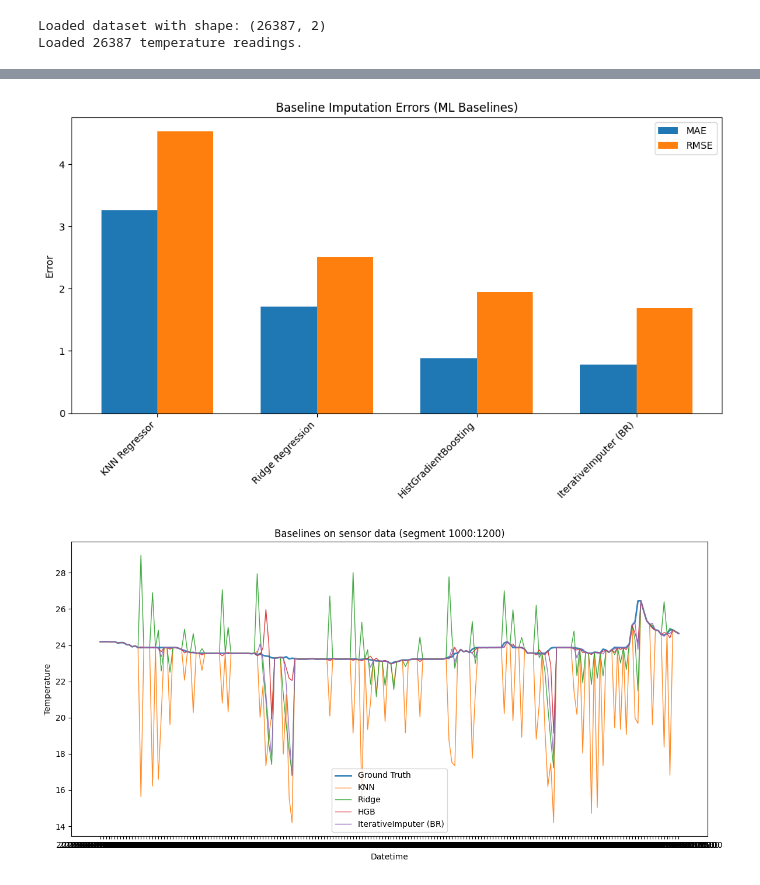
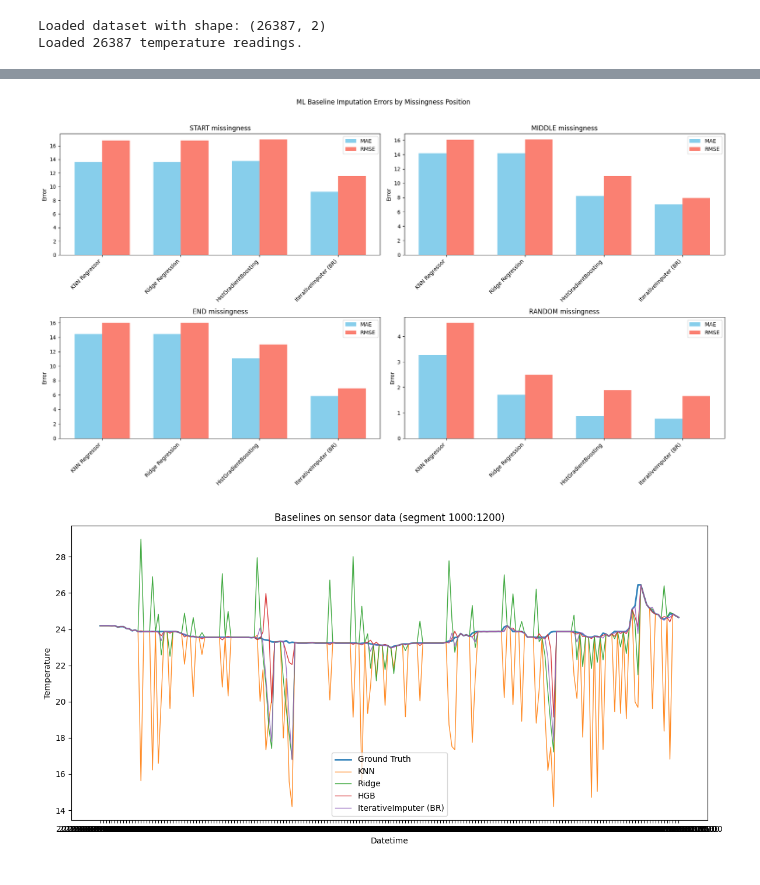
Before and after one commit to DevPrinceK/mphil, a Jupyter notebook: lvimputer/baselines/baseline-ml.ipynb, the cells around one changed output, grey strips where cells are left out. Drawn from its saved outputs; the diff is of its cells as text; code cells hidden in the pictures.

```diff
--- a/lvimputer/baselines/baseline-ml.ipynb
+++ b/lvimputer/baselines/baseline-ml.ipynb
@@ -194,28 +230,27 @@ IterativeImputer (BR)        MAE:   0.7758  RMSE:   1.6929
 # %%
-# === Section: Plotting I ===
-# Plot the MAE and RMSE for each baseline in a bar chart
+# === Section: Plotting I — MAE/RMSE by position ===
 import matplotlib.pyplot as plt
-baselines = ["KNN Regressor", "Ridge Regression", "HistGradientBoosting", "IterativeImputer (BR)"]
-mae_values = [float(np.mean(np.abs(imputed_knn[~mask] - data[~mask]))),
-              float(np.mean(np.abs(imputed_ridge[~mask] - data[~mask]))),
-              float(np.mean(np.abs(imputed_hgb[~mask] - data[~mask]))),
-              float(np.mean(np.abs(imputed_mice[~mask] - data[~mask])))]
-rmse_values = [float(np.sqrt(np.mean((imputed_knn[~mask] - data[~mask]) ** 2))),
-               float(np.sqrt(np.mean((imputed_ridge[~mask] - data[~mask]) ** 2))),
-               float(np.sqrt(np.mean((imputed_hgb[~mask] - data[~mask]) ** 2))),
-               float(np.sqrt(np.mean((imputed_mice[~mask] - data[~mask]) ** 2)))]
-x = np.arange(len(baselines))
-width = 0.35
-fig, ax = plt.subplots(figsize=(10, 6))
-rects1 = ax.bar(x - width/2, mae_values, width, label='MAE')
-rects2 = ax.bar(x + width/2, rmse_values, width, label='RMSE')
-ax.set_ylabel('Error')
-ax.set_title('Baseline Imputation Errors (ML Baselines)')
-ax.set_xticks(x)
-ax.set_xticklabels(baselines, rotation=45, ha='right')
-ax.legend()
+baseline_order = ["KNN Regressor", "Ridge Regression", "HistGradientBoosting", "IterativeImputer (BR)"]
+fig, axes = plt.subplots(2, 2, figsize=(18, 10), sharey=False)
+axes = axes.flatten()
+
+for ax, position in zip(axes, missing_positions):
+    metrics = results[position]['metrics']
+    mae_values = [metrics[name]['MAE'] for name in baseline_order]
+    rmse_values = [metrics[name]['RMSE'] for name in baseline_order]
+    x = np.arange(len(baseline_order))
+    width = 0.35
+    ax.bar(x - width/2, mae_values, width, label='MAE', color='skyblue')
+    ax.bar(x + width/2, rmse_values, width, label='RMSE', color='salmon')
+    ax.set_xticks(x)
+    ax.set_xticklabels(baseline_order, rotation=45, ha='right')
+    ax.set_ylabel('Error')
+    ax.set_title(f'{position} missingness')
+    ax.legend()
+
+fig.suptitle('ML Baseline Imputation Errors by Missingness Position', y=1.02)
 fig.tight_layout()
 plt.show()
 # %% [output]
-[figure, old version]
+[figure, new version]
 # %%
```
Also changed, not shown: parts of 3 cells of this notebook.
